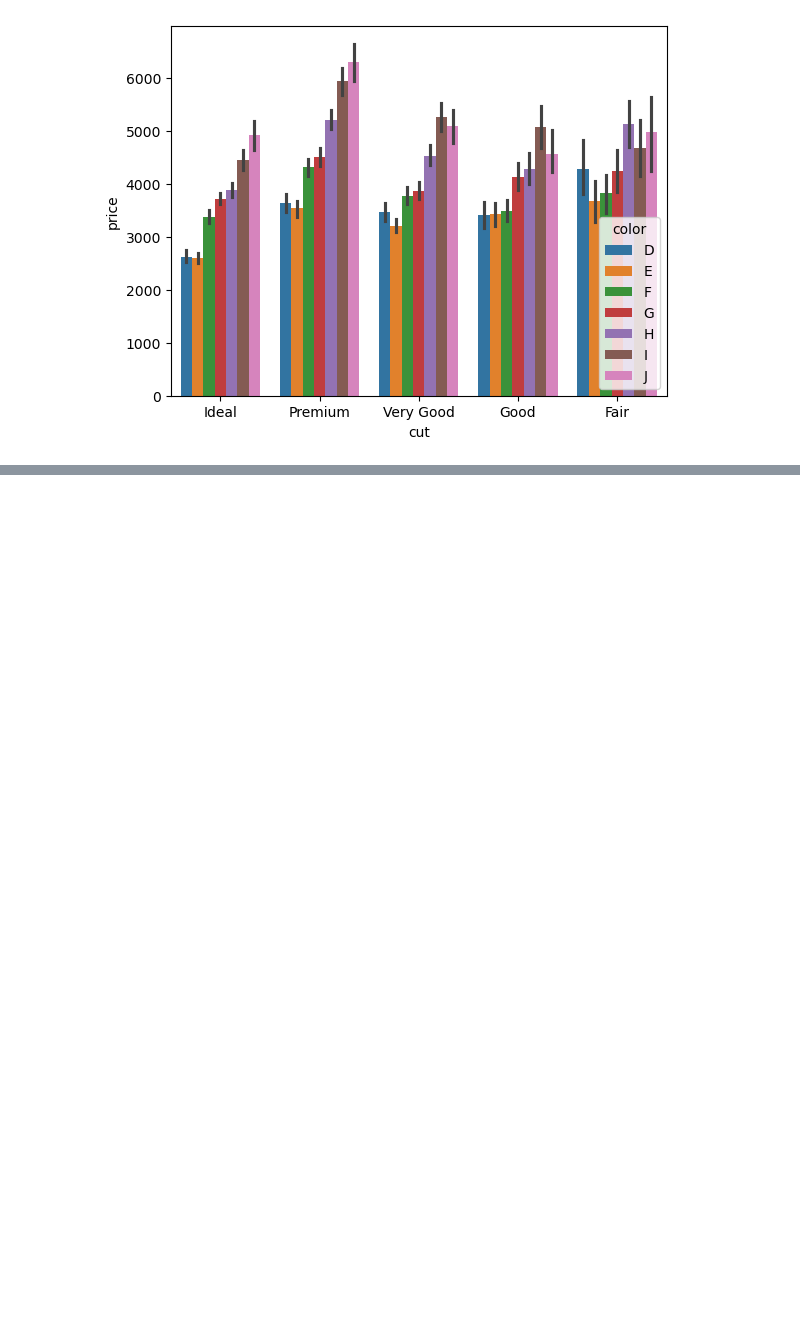
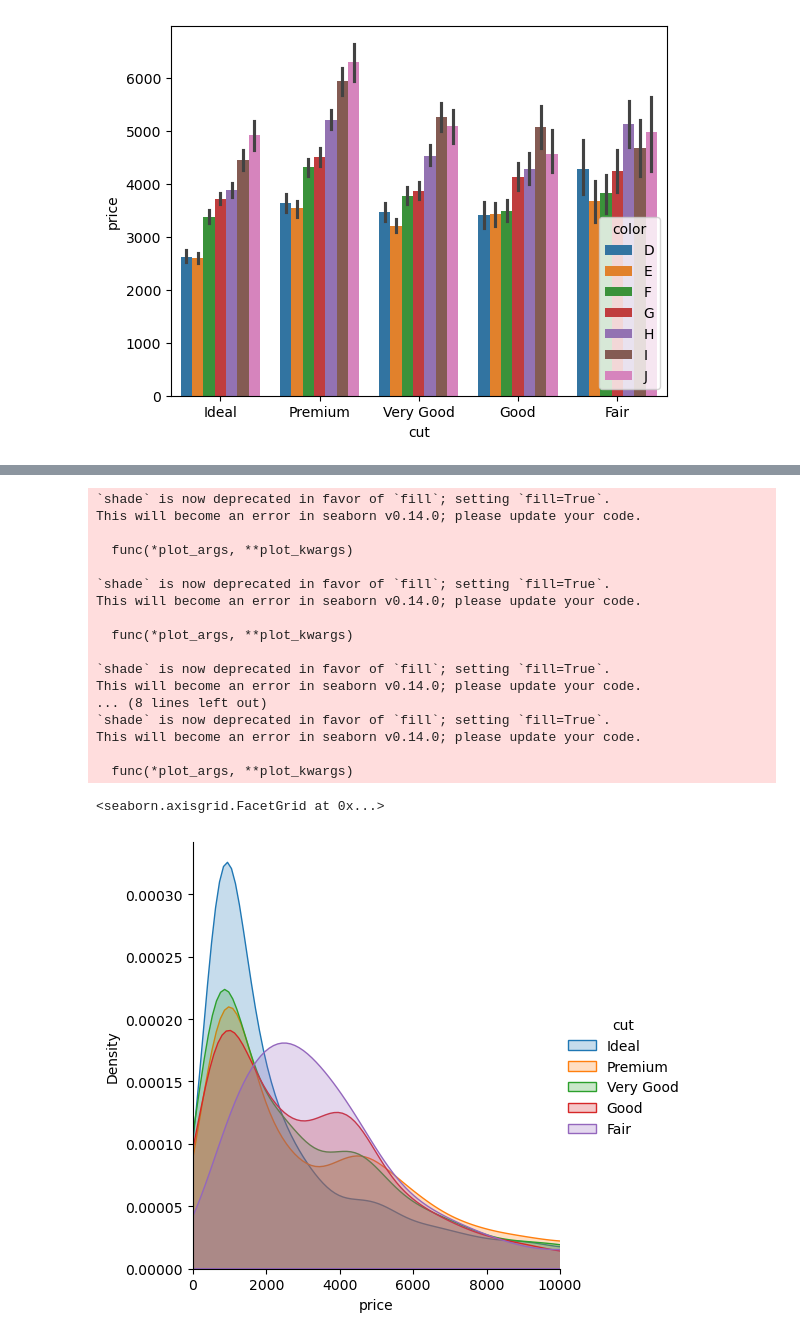
Before and after one commit to erayinal/Python, a Jupyter notebook: Udemy/_9NumericalPython/_5Seaborn.ipynb, the cells around one changed output, grey strips where cells are left out. Saved outputs shown, nothing was run; the diff lists cells and outputs as text; code cells hidden in the pictures; blank space fills up the shorter version.

```diff
--- a/Udemy/_9NumericalPython/_5Seaborn.ipynb
+++ b/Udemy/_9NumericalPython/_5Seaborn.ipynb
@@ -275,0 +324,26 @@ Name: price, dtype: float64
+# %%
+(sns
+ .FacetGrid(df, hue = "cut", height=5, xlim=(0,10000))
+ .map(sns.kdeplot, "price", shade=True)
+ .add_legend()
+)
+# %% [output]
+`shade` is now deprecated in favor of `fill`; setting `fill=True`.
+This will become an error in seaborn v0.14.0; please update your code.
+
+  func(*plot_args, **plot_kwargs)
+
+`shade` is now deprecated in favor of `fill`; setting `fill=True`.
+This will become an error in seaborn v0.14.0; please update your code.
+
+  func(*plot_args, **plot_kwargs)
+
+`shade` is now deprecated in favor of `fill`; setting `fill=True`.
+This will become an error in seaborn v0.14.0; please update your code.
+... (8 lines left out)
+`shade` is now deprecated in favor of `fill`; setting `fill=True`.
+This will become an error in seaborn v0.14.0; please update your code.
+
+  func(*plot_args, **plot_kwargs)
+<seaborn.axisgrid.FacetGrid at 0x...>
+[figure, added]
```
Also changed, not shown: parts of 16 cells of this notebook, 1 other file.
